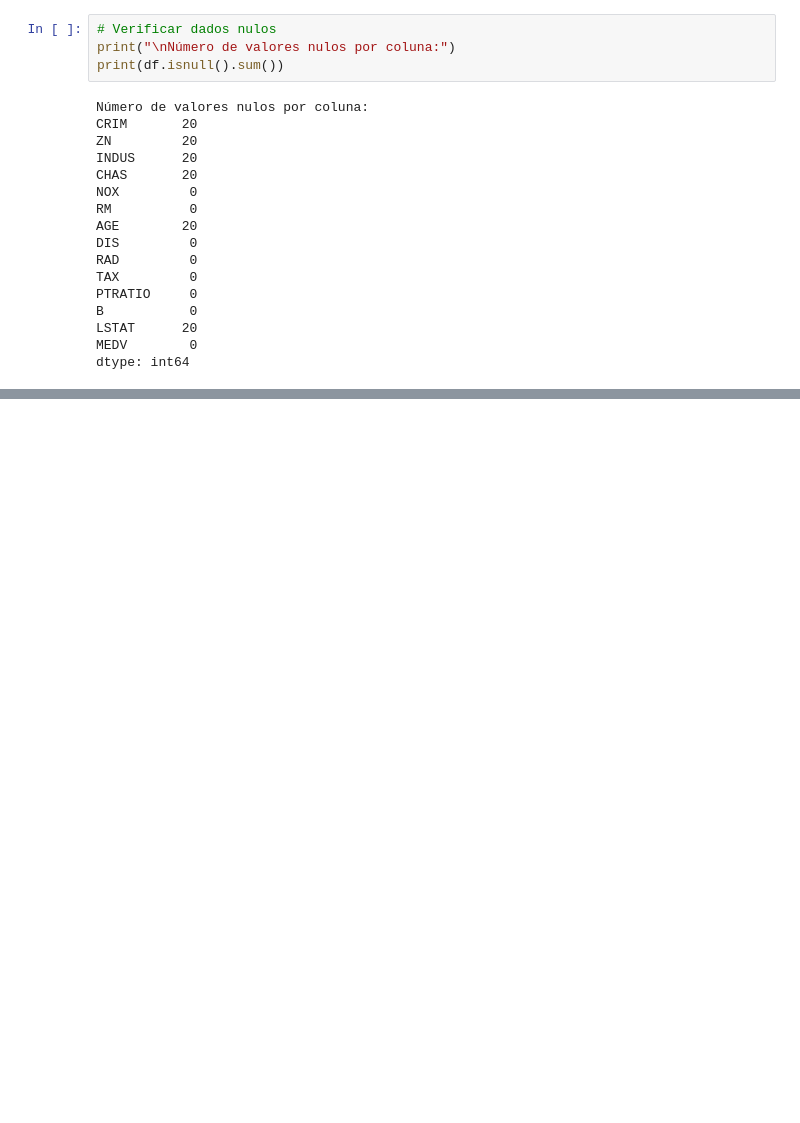
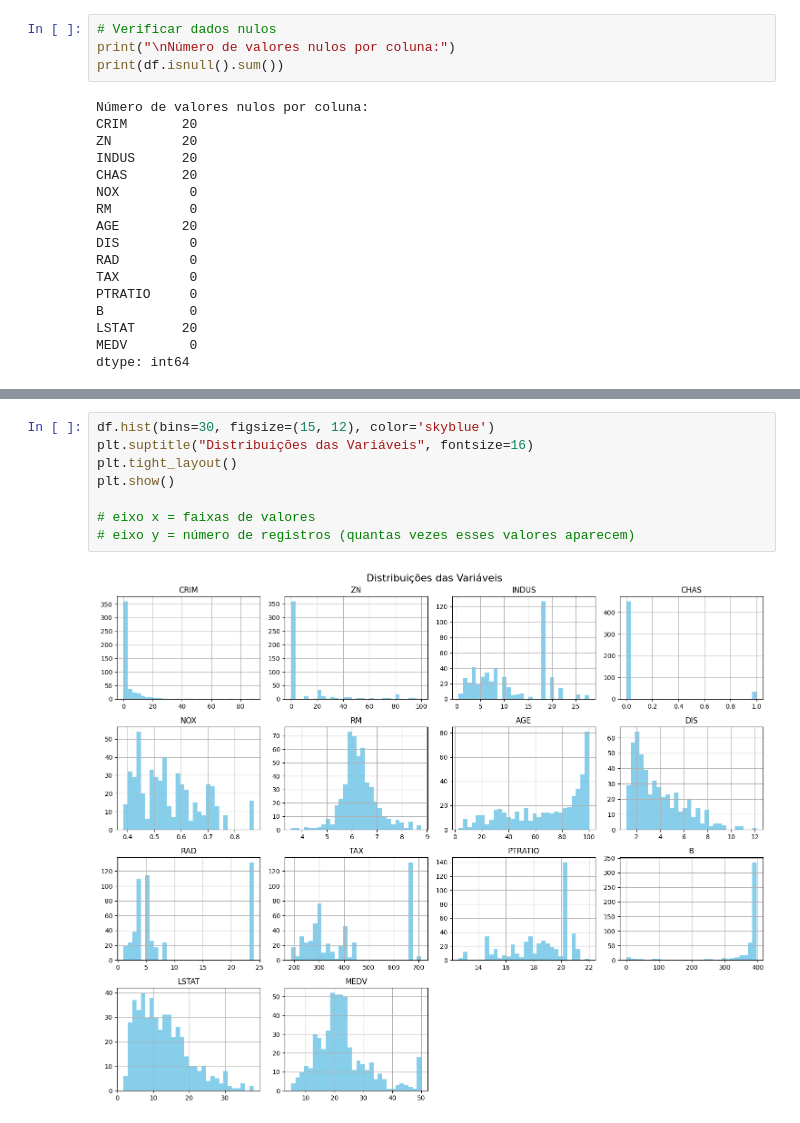
Before and after one commit to LucasPicancoo/Atividade-de-aprendizado-supervisionado, a Jupyter notebook: Preço_de_casas.ipynb, the cells around one changed output, grey strips where cells are left out. Drawn from its saved outputs; the diff is of its cells as text; blank space fills up the shorter version.

```diff
--- a/Preço_de_casas.ipynb
+++ b/Preço_de_casas.ipynb
@@ -77,0 +162,10 @@ dtype: int64
+# %%
+df.hist(bins=30, figsize=(15, 12), color='skyblue')
+plt.suptitle("Distribuições das Variáveis", fontsize=16)
+plt.tight_layout()
+plt.show()
+
+# eixo x = faixas de valores
+# eixo y = número de registros (quantas vezes esses valores aparecem)
+# %% [output]
+[figure, added]
```
Also changed, not shown: parts of 7 cells of this notebook.
